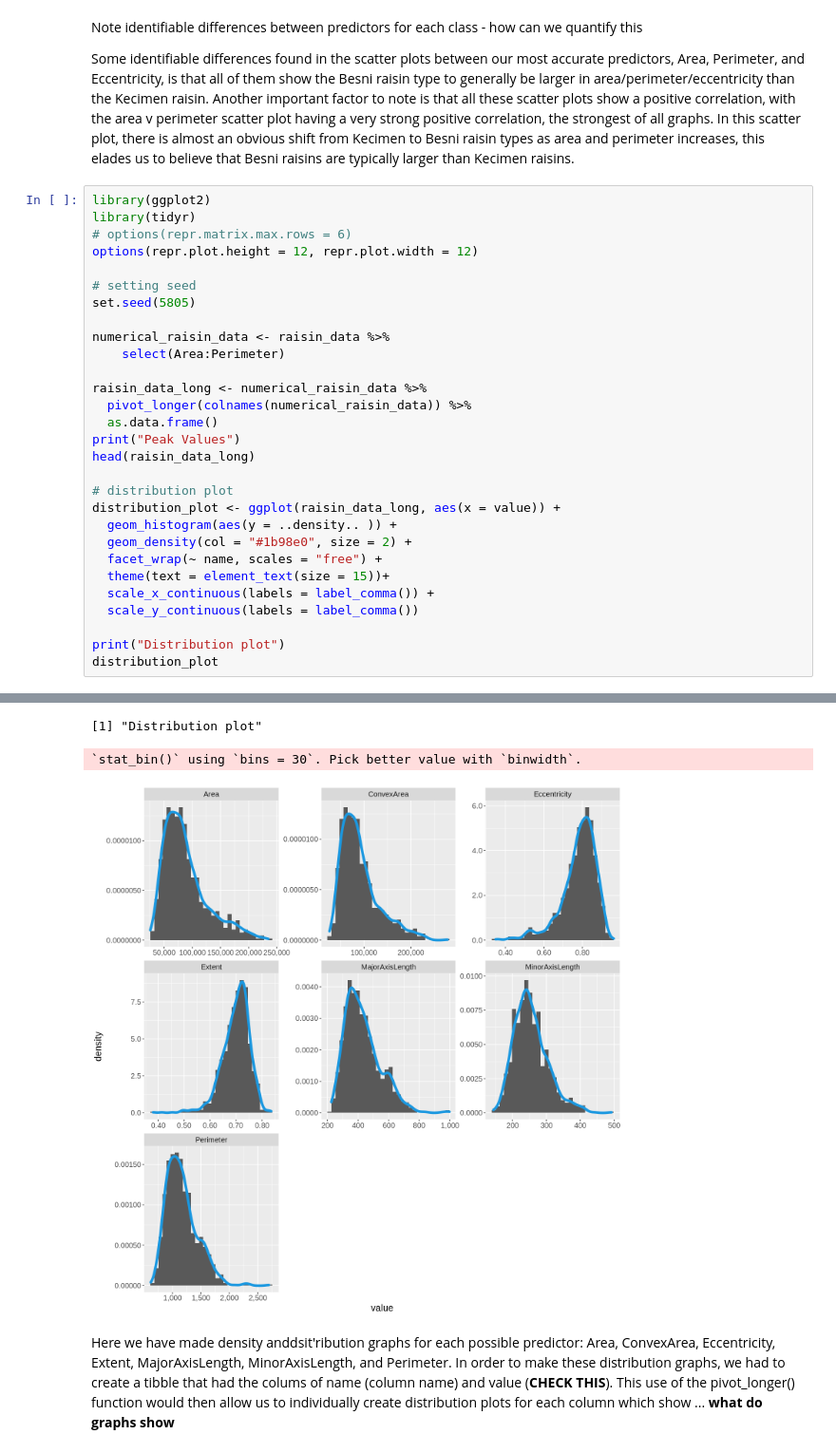
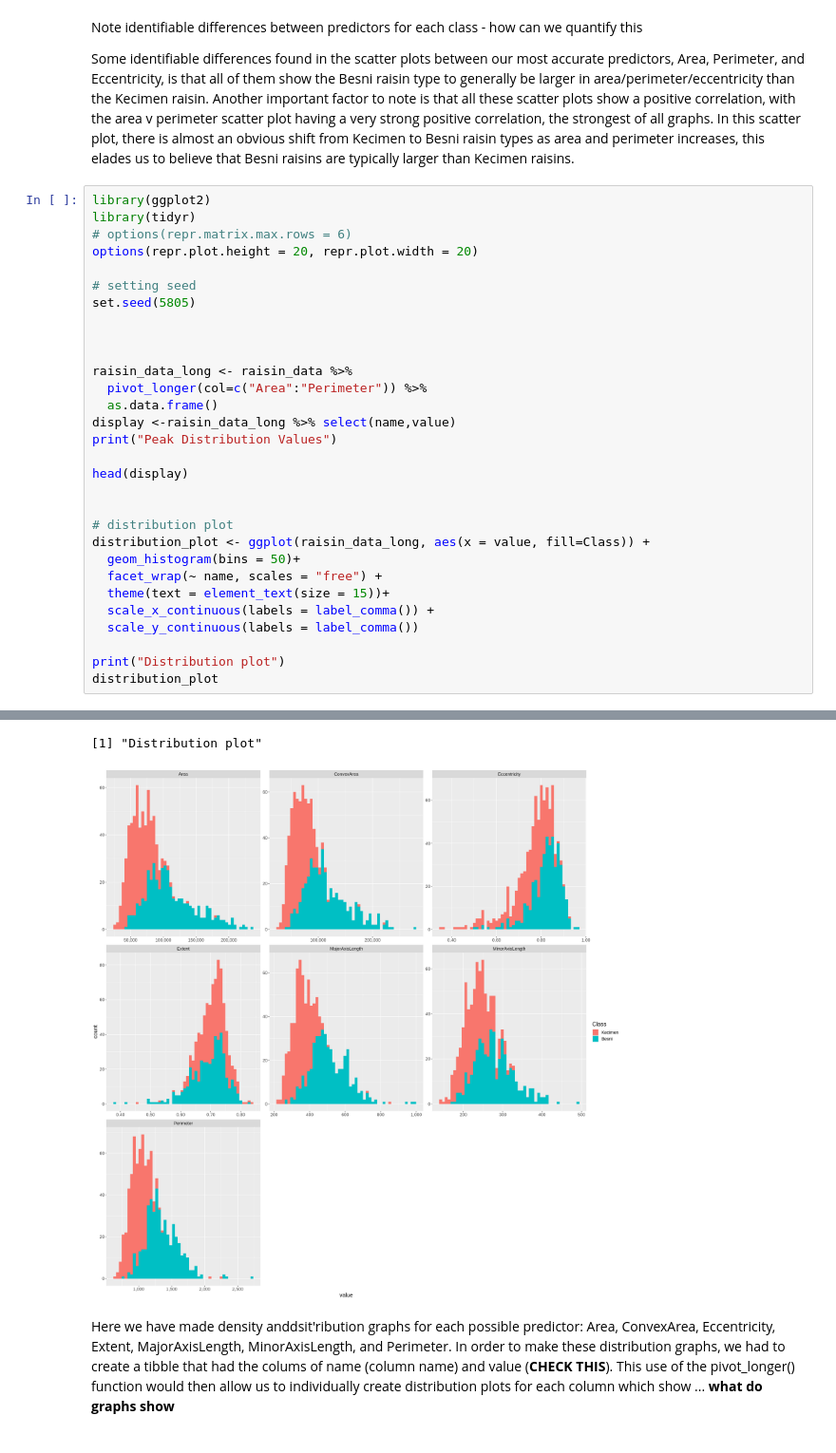
Before and after one commit to dylankim990/DSCI100_Group_1, a Jupyter notebook: Main Final Report.ipynb, the cells around one changed output, grey strips where cells are left out. Shown at 95% size. Saved outputs shown, nothing was run; the diff lists cells and outputs as text.

Commit message:
added layers for classes in dist plot

```diff
--- a/Main Final Report.ipynb
+++ b/Main Final Report.ipynb
@@ -126,24 +126,25 @@ Some identifiable differences found in the scatter plots between our most accura
 library(ggplot2)
 library(tidyr)
 # options(repr.matrix.max.rows = 6)
-options(repr.plot.height = 12, repr.plot.width = 12)
+options(repr.plot.height = 20, repr.plot.width = 20)
 
 # setting seed
 set.seed(5805)
 
-numerical_raisin_data <- raisin_data %>%
-    select(Area:Perimeter)
 
-raisin_data_long <- numerical_raisin_data %>%
-  pivot_longer(colnames(numerical_raisin_data)) %>%
+
+raisin_data_long <- raisin_data %>%
+  pivot_longer(col=c("Area":"Perimeter")) %>%
   as.data.frame()
-print("Peak Values")
-head(raisin_data_long)
+display <-raisin_data_long %>% select(name,value)
+print("Peak Distribution Values")
+
+head(display)
+
 
 # distribution plot
-distribution_plot <- ggplot(raisin_data_long, aes(x = value)) +
-  geom_histogram(aes(y = ..density.. )) +
-  geom_density(col = "#1b98e0", size = 2) +
+distribution_plot <- ggplot(raisin_data_long, aes(x = value, fill=Class)) +
+  geom_histogram(bins = 50)+
   facet_wrap(~ name, scales = "free") +
   theme(text = element_text(size = 15))+
   scale_x_continuous(labels = label_comma()) +
@@ -156,15 +157,14 @@ distribution_plot
 A data.frame: 6 × 2
 |  | name | value |
 |  | <chr> | <dbl> |
 | 1 | Area | 87524.0000000 |
 | 2 | MajorAxisLength | 442.2460114 |
 | 3 | MinorAxisLength | 253.2911550 |
 | 4 | Eccentricity | 0.8197384 |
 | 5 | ConvexArea | 90546.0000000 |
 | 6 | Extent | 0.7586506 |
 [1] "Distribution plot"
-`stat_bin()` using `bins = 30`. Pick better value with `binwidth`.
-[figure, old version]
+[figure, new version]
 # %% [markdown]
 Here we have made density anddsit'ribution graphs for each possible predictor: Area, ConvexArea, Eccentricity, Extent, MajorAxisLength, MinorAxisLength,  and Perimeter. In order to make these distribution graphs, we had to create a tibble that had the colums of name (column name) and value (**CHECK THIS**). This use of the pivot_longer() function would then allow us to individually create distribution plots for each column which show ... **what do graphs show**
 # %% [markdown]
```
Also changed, not shown: parts of 2 cells of this notebook.
